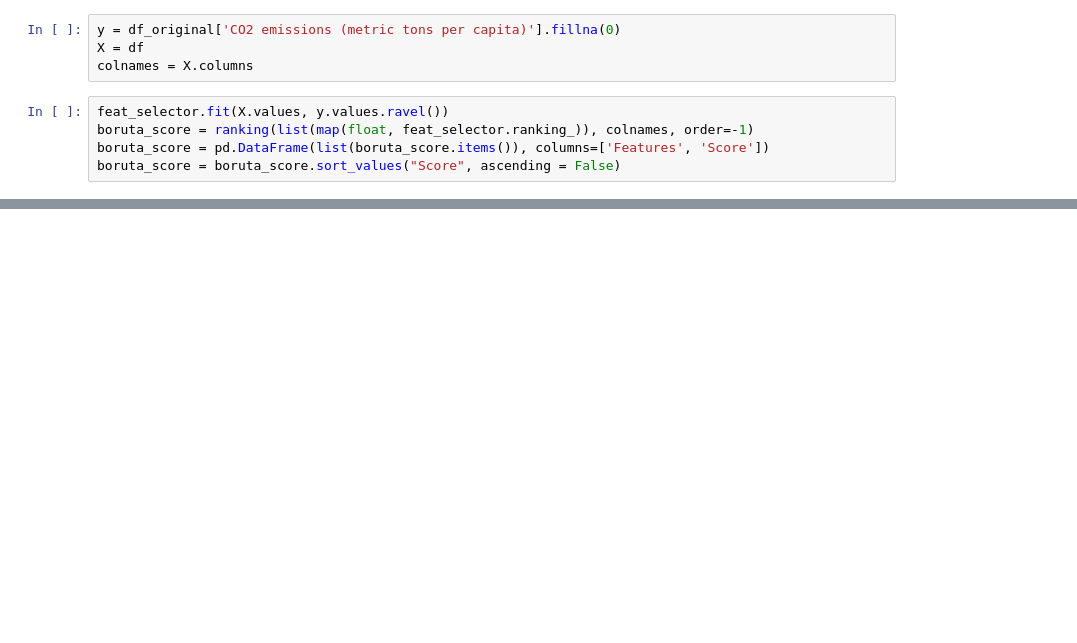
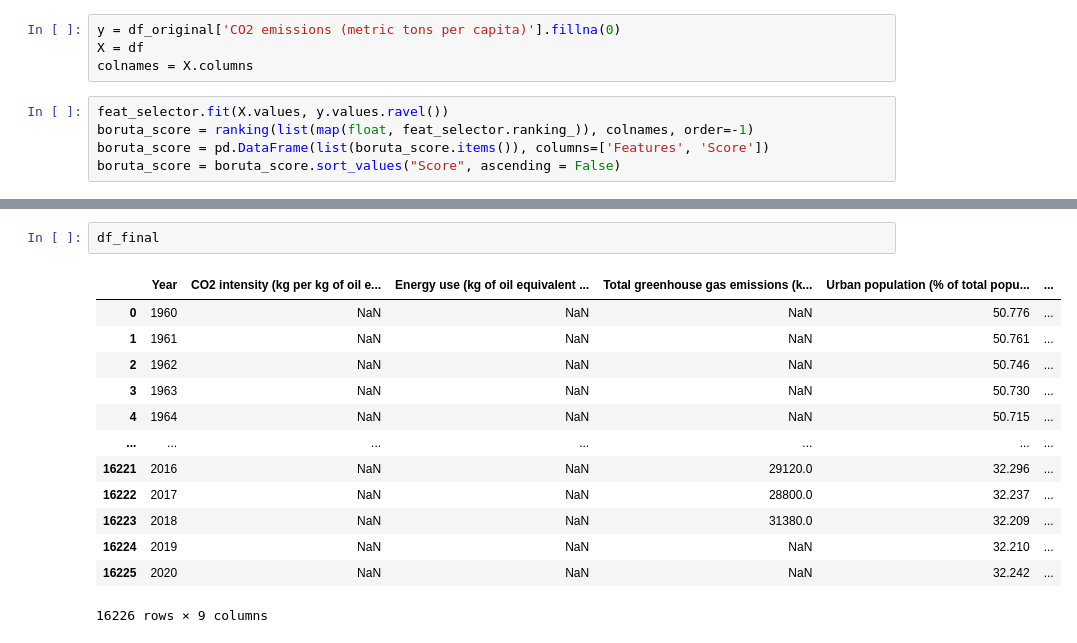
Before and after one commit to BingQuanChua/SASPICIOUS, a Jupyter notebook: eda_feature_selection.ipynb, the cells around one changed output, grey strips where cells are left out. Saved outputs shown, nothing was run; the diff lists cells and outputs as text; blank space fills up the shorter version.

```diff
--- a/eda_feature_selection.ipynb
+++ b/eda_feature_selection.ipynb
@@ -122,0 +221,16 @@ df_final.head()
+# %%
+df_final
+# %% [output]
+|  | Year | CO2 intensity (kg per kg of oil e... | Energy use (kg of oil equivalent ... | Total greenhouse gas emissions (k... | Urban population (% of total popu... | ... |
+| 0 | 1960 | NaN | NaN | NaN | 50.776 | ... |
+| 1 | 1961 | NaN | NaN | NaN | 50.761 | ... |
+| 2 | 1962 | NaN | NaN | NaN | 50.746 | ... |
+| 3 | 1963 | NaN | NaN | NaN | 50.730 | ... |
+| 4 | 1964 | NaN | NaN | NaN | 50.715 | ... |
+| ... | ... | ... | ... | ... | ... | ... |
+| 16221 | 2016 | NaN | NaN | 29120.0 | 32.296 | ... |
+| 16222 | 2017 | NaN | NaN | 28800.0 | 32.237 | ... |
+| 16223 | 2018 | NaN | NaN | 31380.0 | 32.209 | ... |
+| 16224 | 2019 | NaN | NaN | NaN | 32.210 | ... |
+| 16225 | 2020 | NaN | NaN | NaN | 32.242 | ... |
+16226 rows × 9 columns
```
Also changed, not shown: parts of 30 cells of this notebook, 1 other file.
